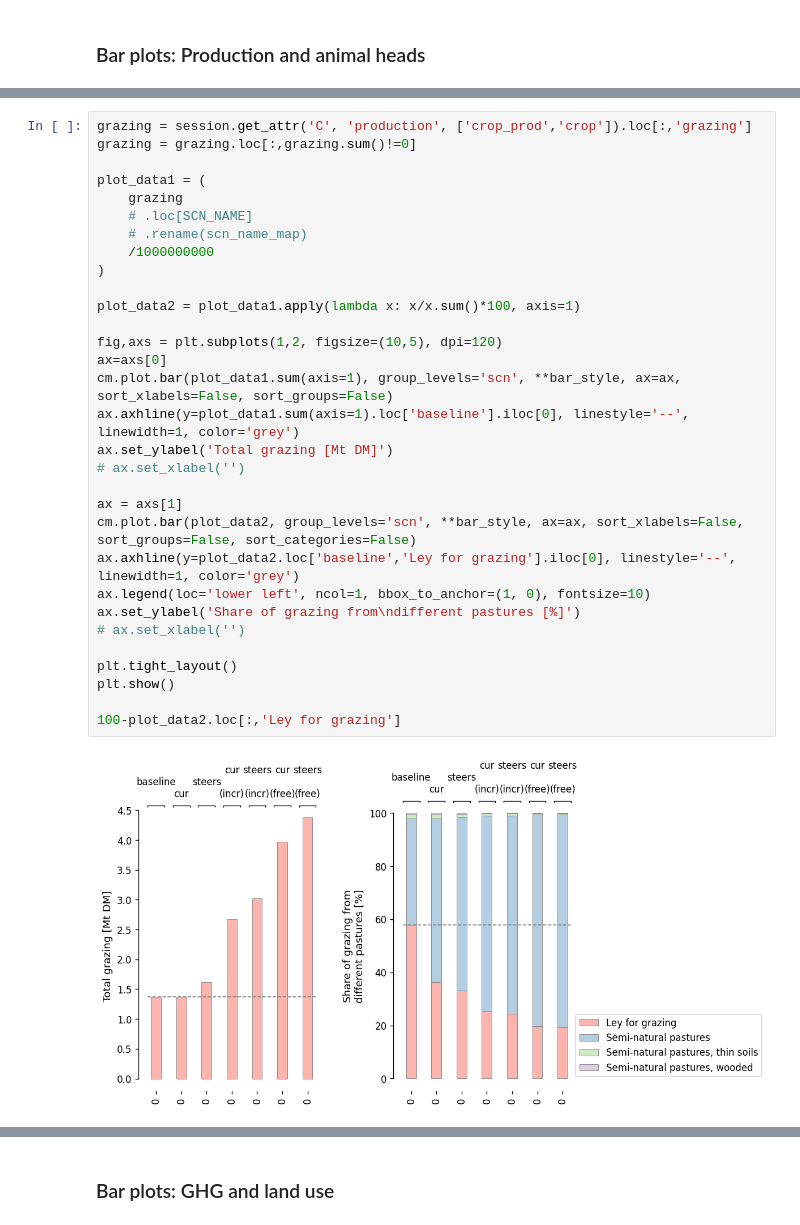
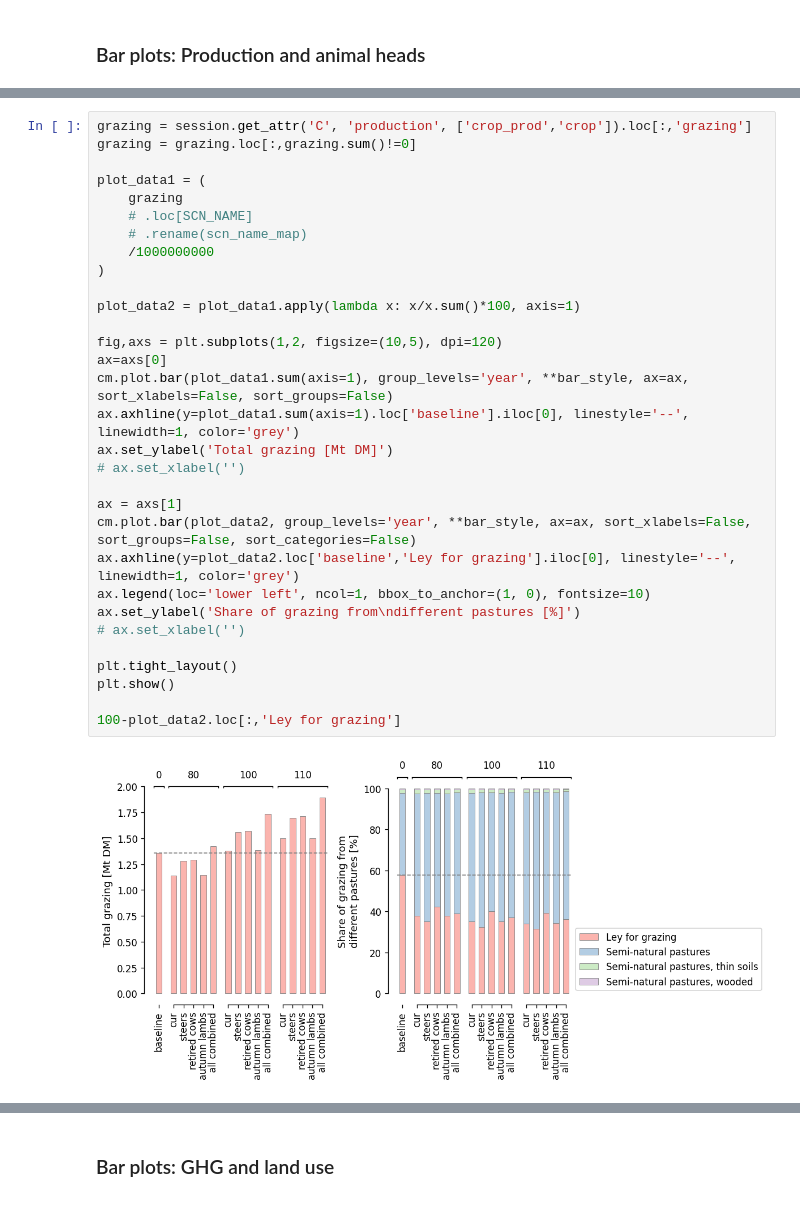
Before and after one commit to karlssonjo/seminatgrass, a Jupyter notebook: CIBUSmod_run.ipynb, the cells around one changed output, grey strips where cells are left out. Drawn from its saved outputs; the diff is of its cells as text.

```diff
--- a/CIBUSmod_run.ipynb
+++ b/CIBUSmod_run.ipynb
@@ -497,33 +436,33 @@ for sp,br in plot_data.index.droplevel(['scn','year']).unique():
 # %%
 grazing = session.get_attr('C', 'production', ['crop_prod','crop']).loc[:,'grazing']
 grazing = grazing.loc[:,grazing.sum()!=0]
 
 plot_data1 = (
     grazing
     # .loc[SCN_NAME]
     # .rename(scn_name_map)
     /1000000000
 )
 
 plot_data2 = plot_data1.apply(lambda x: x/x.sum()*100, axis=1)
 
 fig,axs = plt.subplots(1,2, figsize=(10,5), dpi=120)
 ax=axs[0]
-cm.plot.bar(plot_data1.sum(axis=1), group_levels='scn', **bar_style, ax=ax, sort_xlabels=False, sort_groups=False)
+cm.plot.bar(plot_data1.sum(axis=1), group_levels='year', **bar_style, ax=ax, sort_xlabels=False, sort_groups=False)
 ax.axhline(y=plot_data1.sum(axis=1).loc['baseline'].iloc[0], linestyle='--', linewidth=1, color='grey')
 ax.set_ylabel('Total grazing [Mt DM]')
 # ax.set_xlabel('')
 
 ax = axs[1]
-cm.plot.bar(plot_data2, group_levels='scn', **bar_style, ax=ax, sort_xlabels=False, sort_groups=False, sort_categories=False)
+cm.plot.bar(plot_data2, group_levels='year', **bar_style, ax=ax, sort_xlabels=False, sort_groups=False, sort_categories=False)
 ax.axhline(y=plot_data2.loc['baseline','Ley for grazing'].iloc[0], linestyle='--', linewidth=1, color='grey')
 ax.legend(loc='lower left', ncol=1, bbox_to_anchor=(1, 0), fontsize=10)
 ax.set_ylabel('Share of grazing from\ndifferent pastures [%]')
 # ax.set_xlabel('')
 
 plt.tight_layout()
 plt.show()
 
 100-plot_data2.loc[:,'Ley for grazing']
 # %% [output]
-[figure, old version]
+[figure, new version]
```
Also changed, not shown: parts of 50 cells of this notebook, 5 other files.
